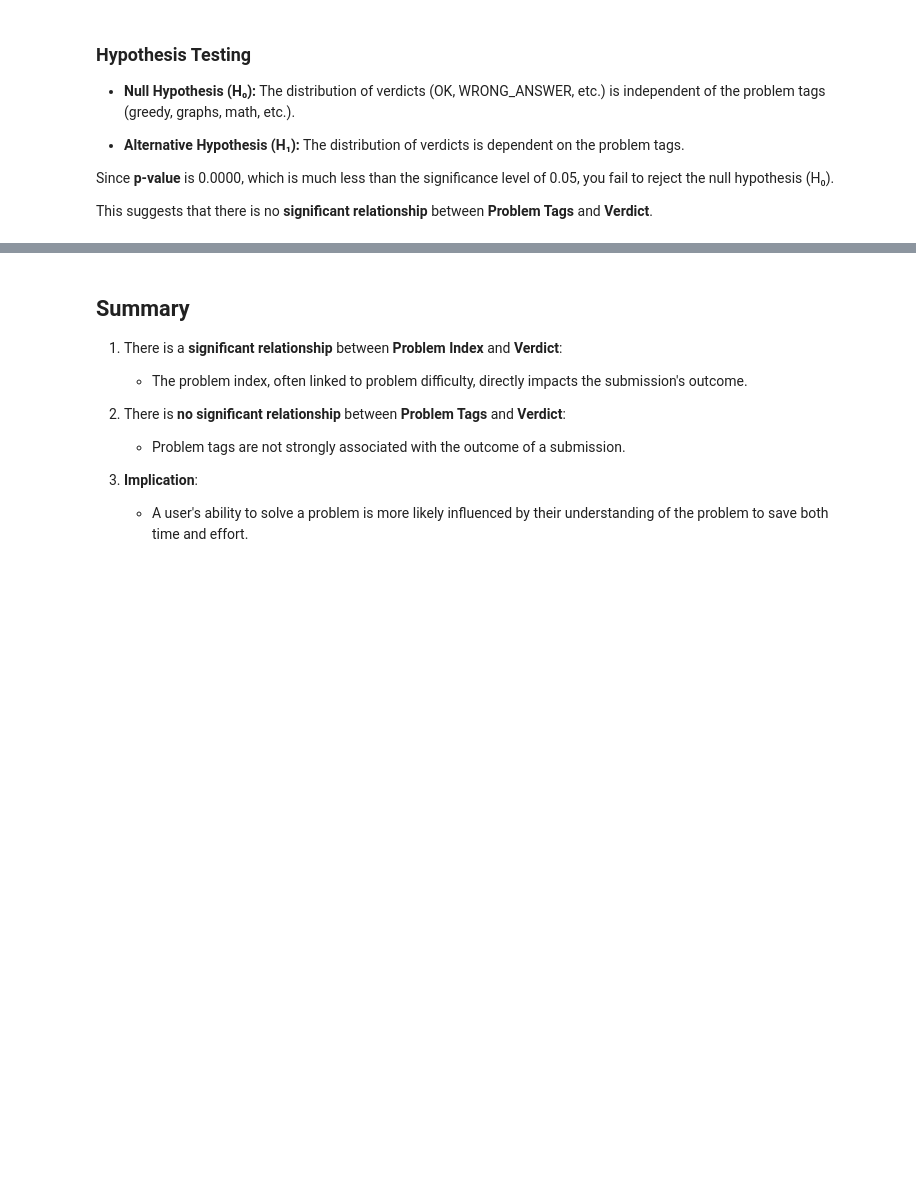
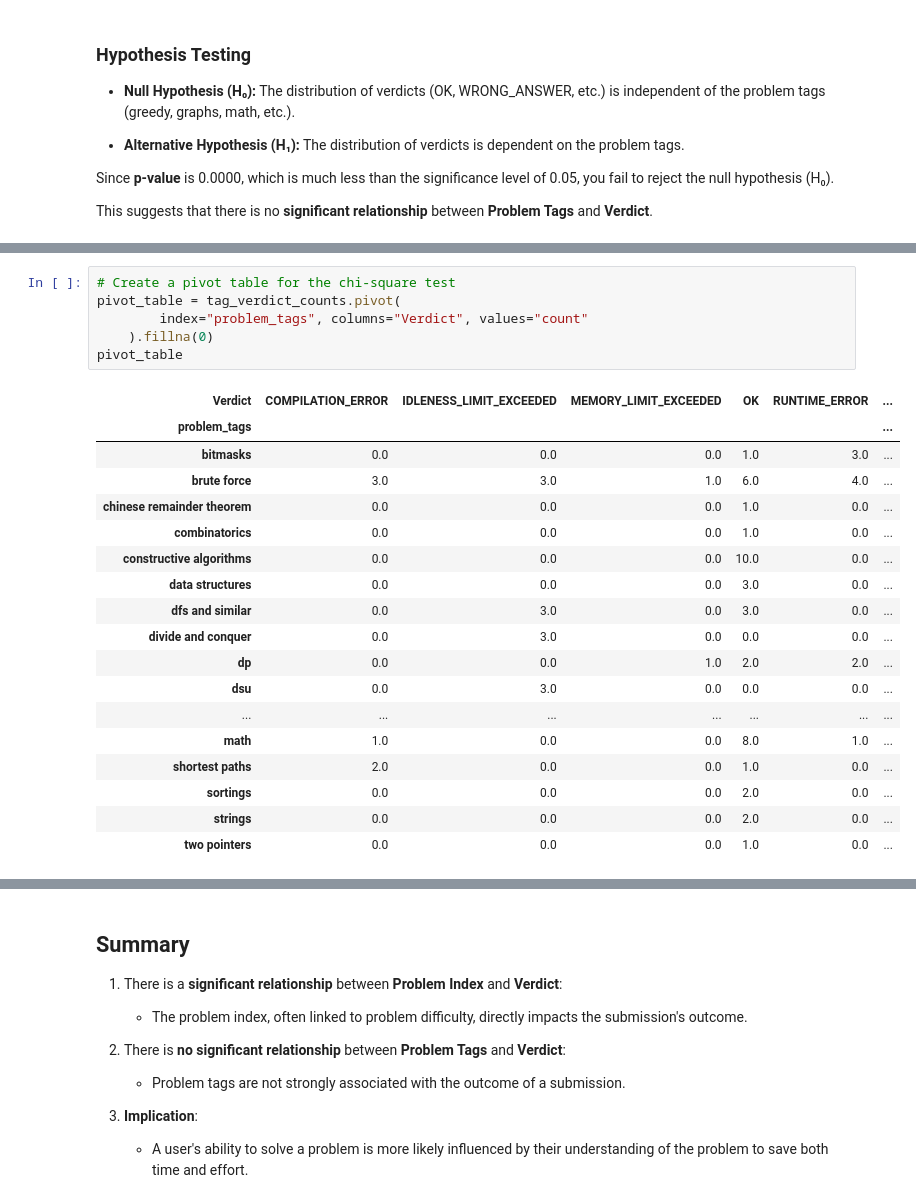
Before and after one commit to Khaled01090/Codeforces-Submission-Analysis, a Jupyter notebook: final_project.ipynb, the cells around one changed output, grey strips where cells are left out. Cells and saved outputs as stored; diff of their text form; blank space fills up the shorter version.

```diff
--- a/final_project.ipynb
+++ b/final_project.ipynb
@@ -485,0 +505,25 @@ two pointers                       1.0
+# %%
+# Create a pivot table for the chi-square test
+pivot_table = tag_verdict_counts.pivot(
+        index="problem_tags", columns="Verdict", values="count"
+    ).fillna(0)
+pivot_table
+# %% [output]
+| Verdict | COMPILATION_ERROR | IDLENESS_LIMIT_EXCEEDED | MEMORY_LIMIT_EXCEEDED | OK | RUNTIME_ERROR | ... |
+| problem_tags |  |  |  |  |  | ... |
+| bitmasks | 0.0 | 0.0 | 0.0 | 1.0 | 3.0 | ... |
+| brute force | 3.0 | 3.0 | 1.0 | 6.0 | 4.0 | ... |
+| chinese remainder theorem | 0.0 | 0.0 | 0.0 | 1.0 | 0.0 | ... |
+| combinatorics | 0.0 | 0.0 | 0.0 | 1.0 | 0.0 | ... |
+| constructive algorithms | 0.0 | 0.0 | 0.0 | 10.0 | 0.0 | ... |
+| data structures | 0.0 | 0.0 | 0.0 | 3.0 | 0.0 | ... |
+| dfs and similar | 0.0 | 3.0 | 0.0 | 3.0 | 0.0 | ... |
+| divide and conquer | 0.0 | 3.0 | 0.0 | 0.0 | 0.0 | ... |
+| dp | 0.0 | 0.0 | 1.0 | 2.0 | 2.0 | ... |
+| dsu | 0.0 | 3.0 | 0.0 | 0.0 | 0.0 | ... |
+| ... | ... | ... | ... | ... | ... | ... |
+| math | 1.0 | 0.0 | 0.0 | 8.0 | 1.0 | ... |
+| shortest paths | 2.0 | 0.0 | 0.0 | 1.0 | 0.0 | ... |
+| sortings | 0.0 | 0.0 | 0.0 | 2.0 | 0.0 | ... |
+| strings | 0.0 | 0.0 | 0.0 | 2.0 | 0.0 | ... |
+| two pointers | 0.0 | 0.0 | 0.0 | 1.0 | 0.0 | ... |
```
Also changed, not shown: parts of 34 cells of this notebook, 1 other file.
